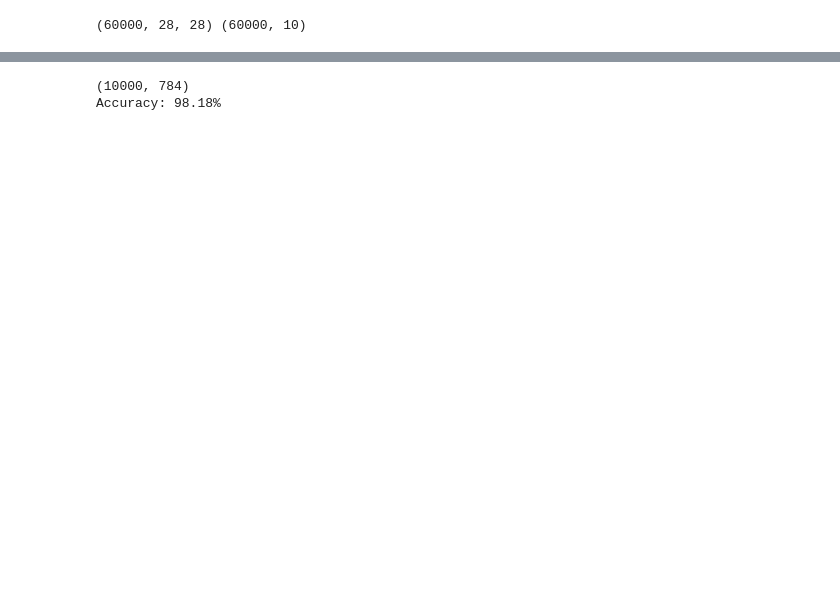
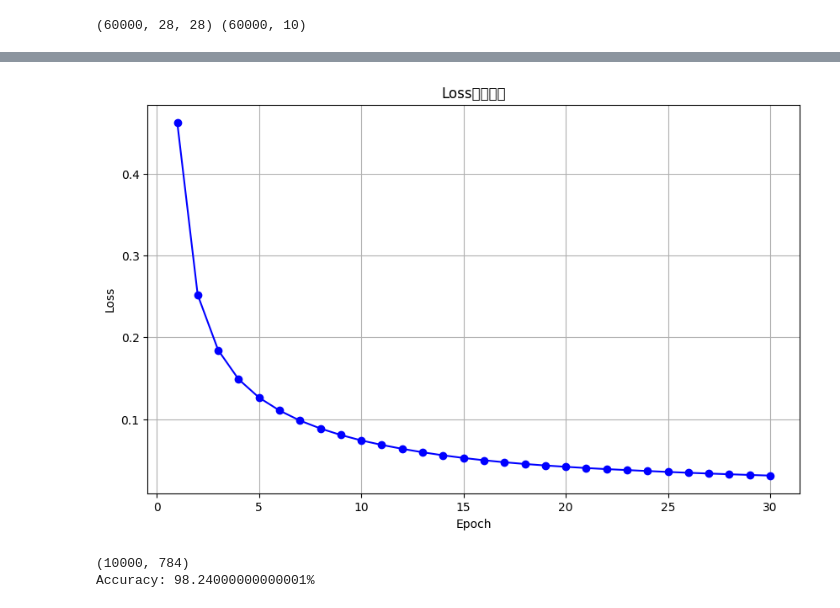
Before and after one commit to bywhales/AdvancedAHomework, a Jupyter notebook: numpy.ipynb, the cells around one changed output, grey strips where cells are left out. Cells and saved outputs as stored; diff of their text form; code cells hidden in the pictures; blank space fills up the shorter version.

```diff
--- a/numpy.ipynb
+++ b/numpy.ipynb
@@ -79,13 +79,48 @@ def train_nn(nn, train_images, train_labels, epochs, tol=1e-4):
             break
         print(f"Epoch {epoch} complete")
 # %%
-# 创建神经网络实例
+def plot_loss(loss_history):
+    """
+    绘制损失下降图像的函数。
+
+    参数:
+    loss_history (list): 每个epoch的损失值列表。
+    """
+    epochs = range(1, len(loss_history) + 1)
+
+    plt.figure(figsize=(10, 6))
+    plt.plot(epochs, loss_history, marker='o', linestyle='-', color='b')
+    plt.title('Loss下降图像')
+    plt.xlabel('Epoch')
+    plt.ylabel('Loss')
+    plt.grid(True)
+    plt.show()
+
+# 将训练过程中的损失值存储在一个列表中
+loss_history = []
+
+def train_nn_with_loss_tracking(nn, train_images, train_labels, epochs, tol=1e-4):
+    for epoch in range(epochs):
+        loss = 0
+        for image, label in zip(train_images, train_labels):
+            output = nn.forward(image)
+            nn.backward(image, label, output)
+            loss += nn.cross_entropy_loss(output, label)
+        average_loss = loss / len(train_images)
+        loss_history.append(average_loss)
+        print(f"Epoch {epoch} complete, loss: {average_loss}")
+        if average_loss < tol:
+            break
+
+# 使用新的训练函数来训练神经网络并记录损失值
 input_size = 28 * 28
 hidden_size = 256
 output_size = 10
-learning_rate=0.1
+learning_rate = 0.1
 nn = NeuralNetwork(input_size, hidden_size, output_size, learning_rate)
 
-# 训练神经网络
-train_nn(nn, train_images, train_labels, epochs=30,tol=1e-2)
+train_nn_with_loss_tracking(nn, train_images, train_labels, epochs=30, tol=1e-2)
+
+# 绘制损失下降图像
+plot_loss(loss_history)
 # %% [output]
@@ -109,7 +144,8 @@ Epoch 29 complete
+[figure, added]
 # %%
 # 评估神经网络
 print(test_images.shape)
 evaluate_nn(nn, test_images, test_labels)
 # %% [output]
 (10000, 784)
-Accuracy: 98.18%
+Accuracy: 98.24000000000001%
```
Also changed, not shown: parts of 1 cell of this notebook, 1 other file.
